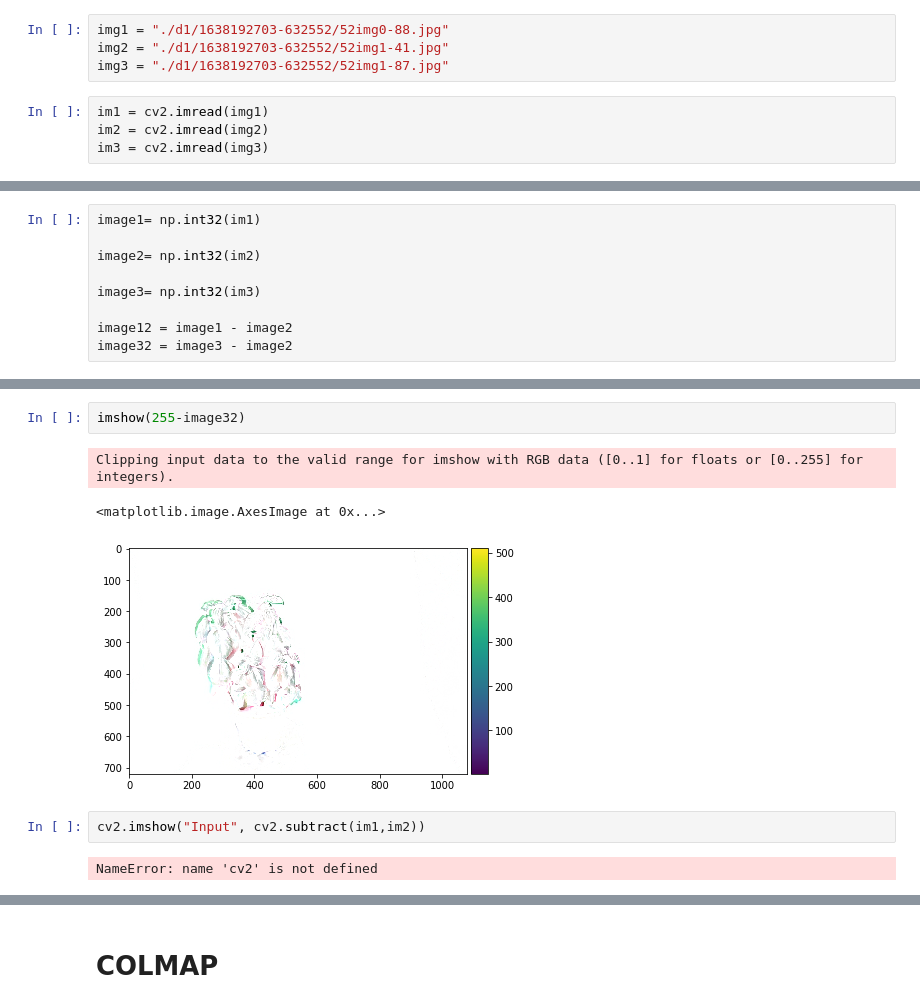
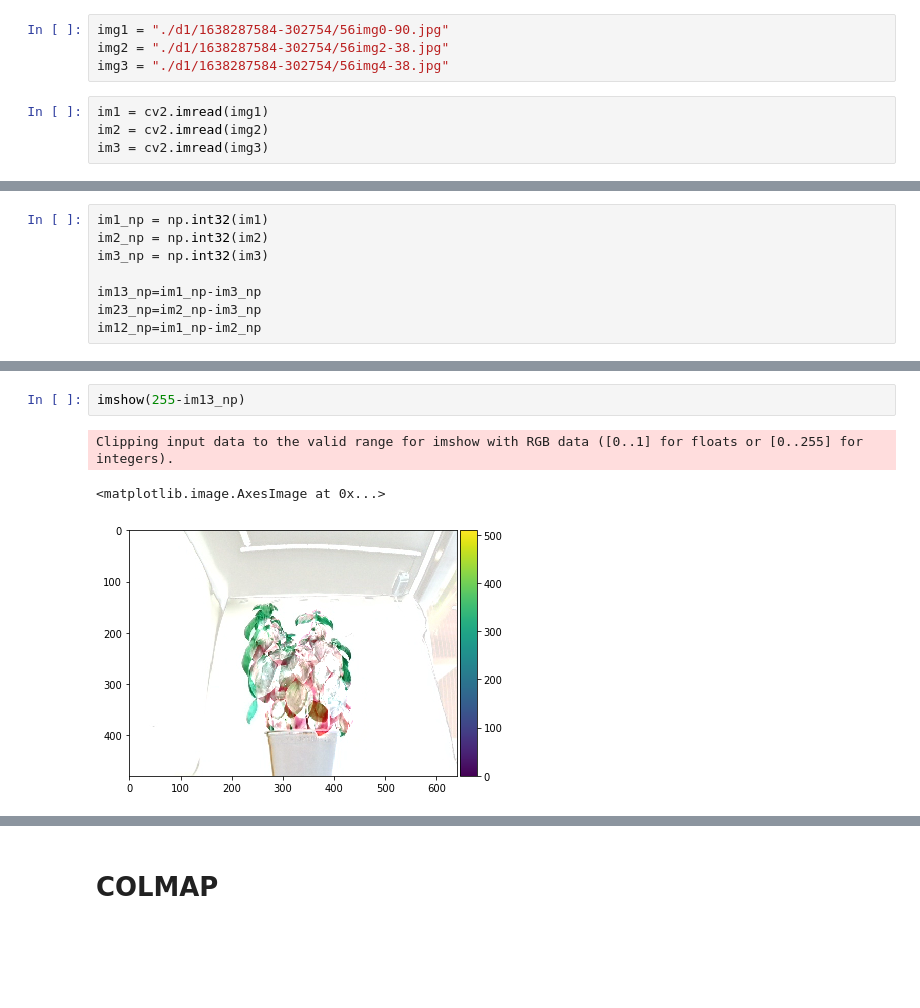
Before and after one commit to Lite-Fog/raspi-plant, a Jupyter notebook: dev_colmap_az.ipynb, the cells around one changed output, grey strips where cells are left out. Cells and saved outputs as stored; diff of their text form; blank space fills up the shorter version.

```diff
--- a/dev_colmap_az.ipynb
+++ b/dev_colmap_az.ipynb
@@ -116,7 +139,7 @@ def mask_images(img_path, erode_func, output_lib, params, output_ext=".jpg"):
 # %%
-img1 = "./d1/1638192703-632552/52img0-88.jpg"
-img2 = "./d1/1638192703-632552/52img1-41.jpg"
-img3 = "./d1/1638192703-632552/52img1-87.jpg"
+img1 = "./d1/1638287584-302754/56img0-90.jpg"
+img2 = "./d1/1638287584-302754/56img2-38.jpg"
+img3 = "./d1/1638287584-302754/56img4-38.jpg"
 # %%
 im1 = cv2.imread(img1)
 im2 = cv2.imread(img2)
@@ -128,9 +147,8 @@ image3 = imread(img3)
 # %%
-image1= np.int32(im1)
+im1_np = np.int32(im1)
+im2_np = np.int32(im2)
+im3_np = np.int32(im3)
 
-image2= np.int32(im2)
-
-image3= np.int32(im3)
-
-image12 = image1 - image2
-image32 = image3 - image2
+im13_np=im1_np-im3_np
+im23_np=im2_np-im3_np
+im12_np=im1_np-im2_np
@@ -143,10 +155,6 @@ Clipping input data to the valid range for imshow with RGB data ([0..1] for floa
 # %%
-imshow(255-image32)
+imshow(255-im13_np)
 # %% [output]
 Clipping input data to the valid range for imshow with RGB data ([0..1] for floats or [0..255] for integers).
 <matplotlib.image.AxesImage at 0x...>
-[figure, old version]
+[figure, new version]
-# %%
-cv2.imshow("Input", cv2.subtract(im1,im2))
-# %% [output]
-NameError: name 'cv2' is not defined
```
Also changed, not shown: parts of 44 cells of this notebook.
